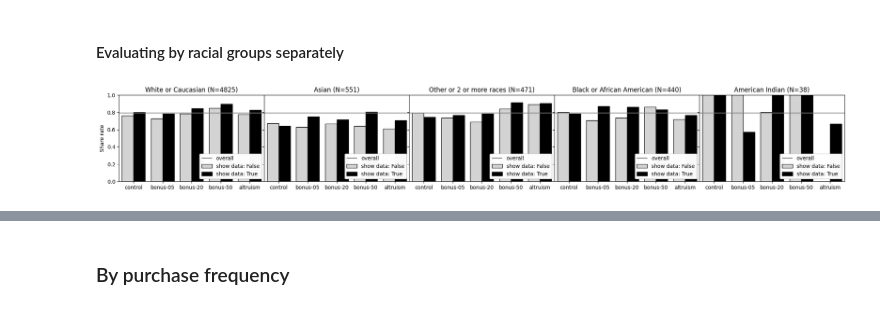
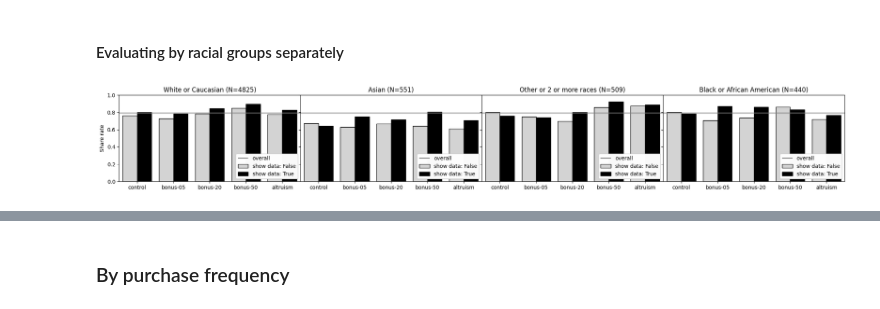
Before and after one commit to aberke/amazon-study, a Jupyter notebook: data-analysis/survey-data.ipynb, the cells around one changed output, grey strips where cells are left out. Saved outputs shown, nothing was run; the diff lists cells and outputs as text; code cells hidden in the pictures.

Commit message:
survey data analysis - purchase frequency is important

```diff
--- a/data-analysis/survey-data.ipynb
+++ b/data-analysis/survey-data.ipynb
@@ -1889,9 +1891,6 @@ Are you of Spanish, Hispanic, or Latino origin?
 #### Evaluate each incentive separately
 # %%
 print(Q)
-formula = "share ~ C(hispanic)"
-print(formula)
-
 figsize = (2.75, 1)
 # plot horizontally all together
 fig, axes = plt.subplots(1,5,figsize=(figsize[0]*5, figsize[1]), sharey=True)
@@ -1901,14 +1900,10 @@ for i, incentive in enumerate(incentives_list):
     incentive_df = df[df['incentive']==incentive].copy()
     # give demo a short name from Q
     incentive_df['hispanic'] = incentive_df[Q]
-    print('------- %s -------' % incentive)
     hisp_share_df = get_share_rate_by_Q_df(Q, colname, df=incentive_df)
     # plot horizontally with the others
     plot_share_by_demo(hisp_share_df, colname, axes[i])
     axes[i].set_title(incentive)
-    model = smf.logit(formula=formula, data=incentive_df).fit()
-    display(model.summary2())
-    #display(get_predictors_table(model))
 
 plt.show()
 # %% [output]
@@ -1988,13 +1922,3 @@ for i, hisp in enumerate(hisp_df.index.to_list()):
     axes[i].set_title('Hispanic: %s (N=%s)' % (hisp, len(demo_df)))
 # %% [output]
 [figure]
-# %%
-# Logistic reggressions to test for differences
-formula = "share ~ C(incentive, Treatment(reference='control')) + showdata"
-for i, hisp in enumerate(hisp_df.index.to_list()):
-    print('------- Hispanic origin: %s -------' % hisp)
-    print(formula)
-    demo_df = df[df[Q]==hisp]
-    model = smf.logit(formula=formula, data=demo_df).fit()
-    display(model.summary2())
-    #display(get_predictors_table(model))
@@ -2066,7 +1951,7 @@ For simplicity we aggregate 'Other' + anyone who answered 2 more more races
 
 Note this is very simplifying.
 # %%
-df['race'] = df[Q].apply(lambda r: 'Other or 2 or more races' if ((len(r.split(',')) > 1) or ('Other' in r)) else r)
+df['race'] = df[Q].apply(lambda r: 'Other or 2 or more races' if ((len(r.split(',')) > 1) or ('Other' in r) or ('American Indian' in r)) else r)
 race_df = df['race'].value_counts().rename('survey N').to_frame()
 race_df['survey proportion'] = round(race_df['survey N']/race_df['survey N'].sum(), 3)
 race_df.head(10)
@@ -2103,8 +2023,8 @@ race_share_df
 # %% [markdown]
 #### Evaluate each incentive separately
 # %%
-formula = "share ~ C(race, Treatment(reference='White or Caucasian'))"
-print(formula)
+# formula = "share ~ C(race, Treatment(reference='White or Caucasian'))"
+# print(formula)
 figsize = (2.75, 2.5)
 # plot horizontally all together
 fig, axes = plt.subplots(1,5,figsize=(figsize[0]*5, figsize[1]), sharey=True)
@@ -2113,13 +2033,13 @@ for i, incentive in enumerate(incentives_list):
     # restrict data to incentive
     incentive_df = df[df['incentive']==incentive].copy()
     # give demo a short name from Q
-    print('------- %s -------' % incentive)
+#     print('------- %s -------' % incentive)
     race_share_df = get_share_rate_by_Q_df('race', colname, df=incentive_df)
     # plot horizontally with the others
     plot_share_by_demo(race_share_df, colname, axes[i])
     axes[i].set_title(incentive)
-    model = smf.logit(formula=formula, data=incentive_df).fit()
-    display(model.summary2())
+#     model = smf.logit(formula=formula, data=incentive_df).fit()
+#     display(model.summary2())
     #display(get_predictors_table(model))
 
 plt.show()
@@ -2202,13 +2049,13 @@ Warning: Maximum number of iterations has been exceeded.
 #### Evaluating by racial groups separately
 # %%
 figsize=(5,3)
-fig,axes = plt.subplots(1,5,figsize=(figsize[0]*5,figsize[1]), sharey=True)
+fig,axes = plt.subplots(1,4,figsize=(figsize[0]*5,figsize[1]), sharey=True)
 plt.subplots_adjust(wspace=0)
 for i, race in enumerate(race_df.index.to_list()):
     demo_df = df[df['race']==race]
     demo_agg_share_df = get_aggregate_share_df(demo_df)
     plot_share_rate(demo_agg_share_df, axes[i])
     axes[i].set_title('%s (N=%s)' % (race.split('/')[0], len(demo_df)))
 # %% [output]
-[figure, old version]
+[figure, new version]
 # %%
```
Also changed, not shown: parts of 62 cells of this notebook.
